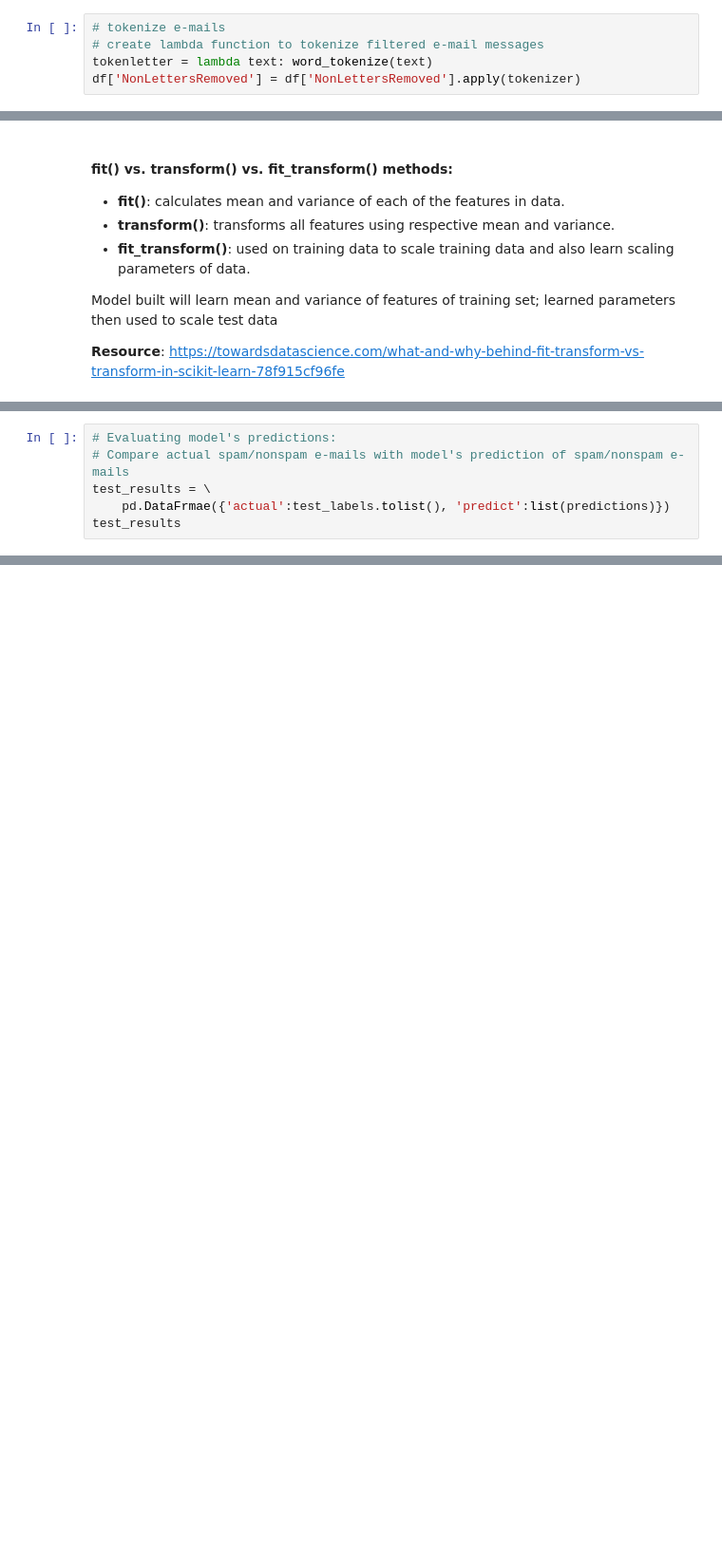
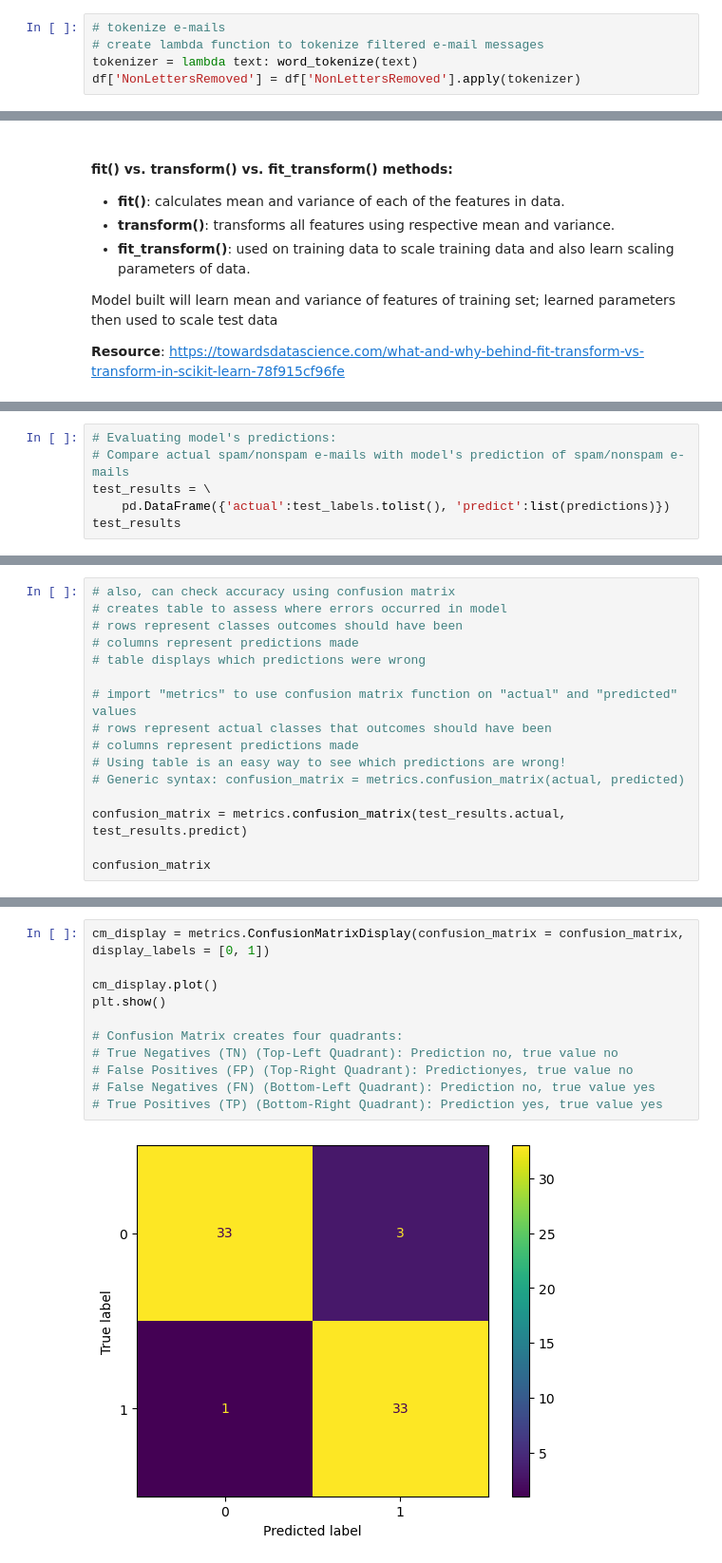
Before and after one commit to blodgrevinnen/lis4930, a Jupyter notebook: p1/p1.ipynb, the cells around one changed output, grey strips where cells are left out. Shown at 95% size. Saved outputs shown, nothing was run; the diff lists cells and outputs as text; blank space fills up the shorter version.

```diff
--- a/p1/p1.ipynb
+++ b/p1/p1.ipynb
@@ -378,5 +400,5 @@ NameError: name 'df' is not defined
 # %%
 # tokenize e-mails
 # create lambda function to tokenize filtered e-mail messages
-tokenletter = lambda text: word_tokenize(text)
+tokenizer = lambda text: word_tokenize(text)
 df['NonLettersRemoved'] = df['NonLettersRemoved'].apply(tokenizer)
@@ -524,6 +569,6 @@ NameError: name 'train_labels' is not defined
 # Evaluating model's predictions:
 # Compare actual spam/nonspam e-mails with model's prediction of spam/nonspam e-mails
 test_results = \
-    pd.DataFrmae({'actual':test_labels.tolist(), 'predict':list(predictions)})
+    pd.DataFrame({'actual':test_labels.tolist(), 'predict':list(predictions)})
 test_results
 # %% [output]
@@ -540,0 +607,16 @@ SyntaxError: illegal target for annotation (4152632439.py, line 1)
+# %%
+# also, can check accuracy using confusion matrix
+# creates table to assess where errors occurred in model
+# rows represent classes outcomes should have been
+# columns represent predictions made
+# table displays which predictions were wrong
+
+# import "metrics" to use confusion matrix function on "actual" and "predicted" values
+# rows represent actual classes that outcomes should have been
+# columns represent predictions made
+# Using table is an easy way to see which predictions are wrong!
+# Generic syntax: confusion_matrix = metrics.confusion_matrix(actual, predicted)
+
+confusion_matrix = metrics.confusion_matrix(test_results.actual, test_results.predict)
+
+confusion_matrix
@@ -540,0 +626,13 @@ SyntaxError: illegal target for annotation (4152632439.py, line 1)
+# %%
+cm_display = metrics.ConfusionMatrixDisplay(confusion_matrix = confusion_matrix, display_labels = [0, 1])
+
+cm_display.plot()
+plt.show()
+
+# Confusion Matrix creates four quadrants:
+# True Negatives (TN) (Top-Left Quadrant): Prediction no, true value no
+# False Positives (FP) (Top-Right Quadrant): Predictionyes, true value no
+# False Negatives (FN) (Bottom-Left Quadrant): Prediction no, true value yes
+# True Positives (TP) (Bottom-Right Quadrant): Prediction yes, true value yes
+# %% [output]
+[figure, added]
```
Also changed, not shown: parts of 39 cells of this notebook, 43 other files.
